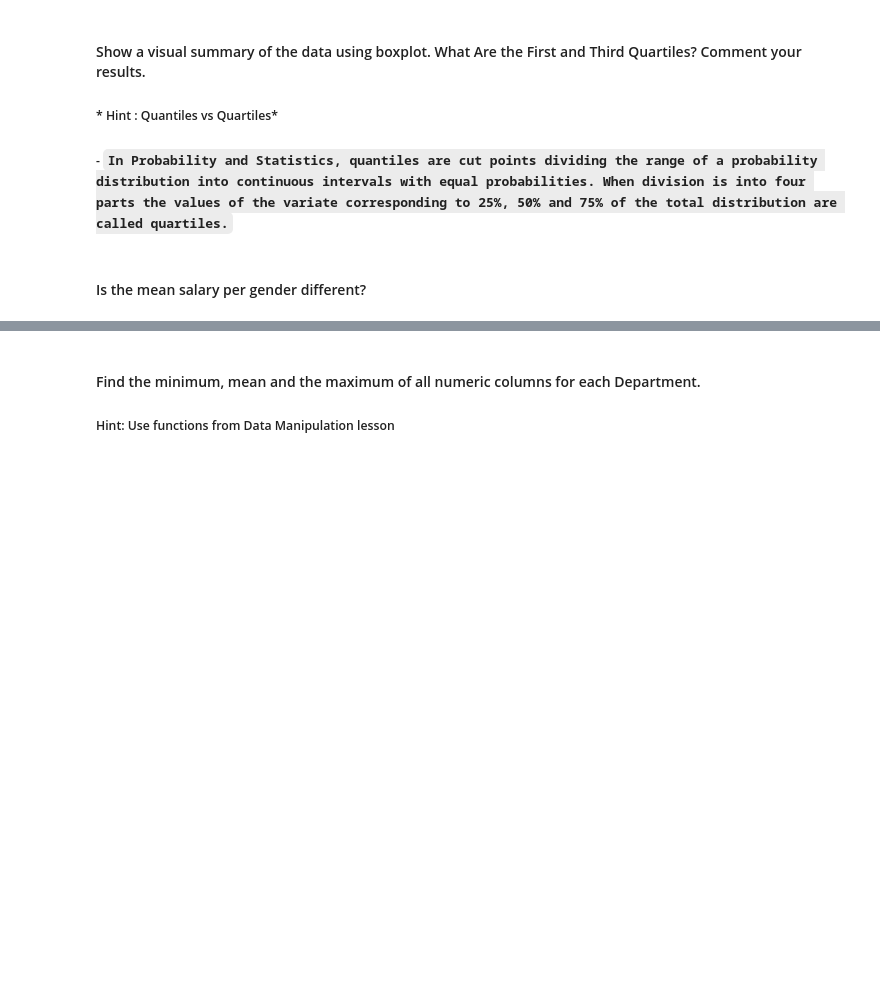
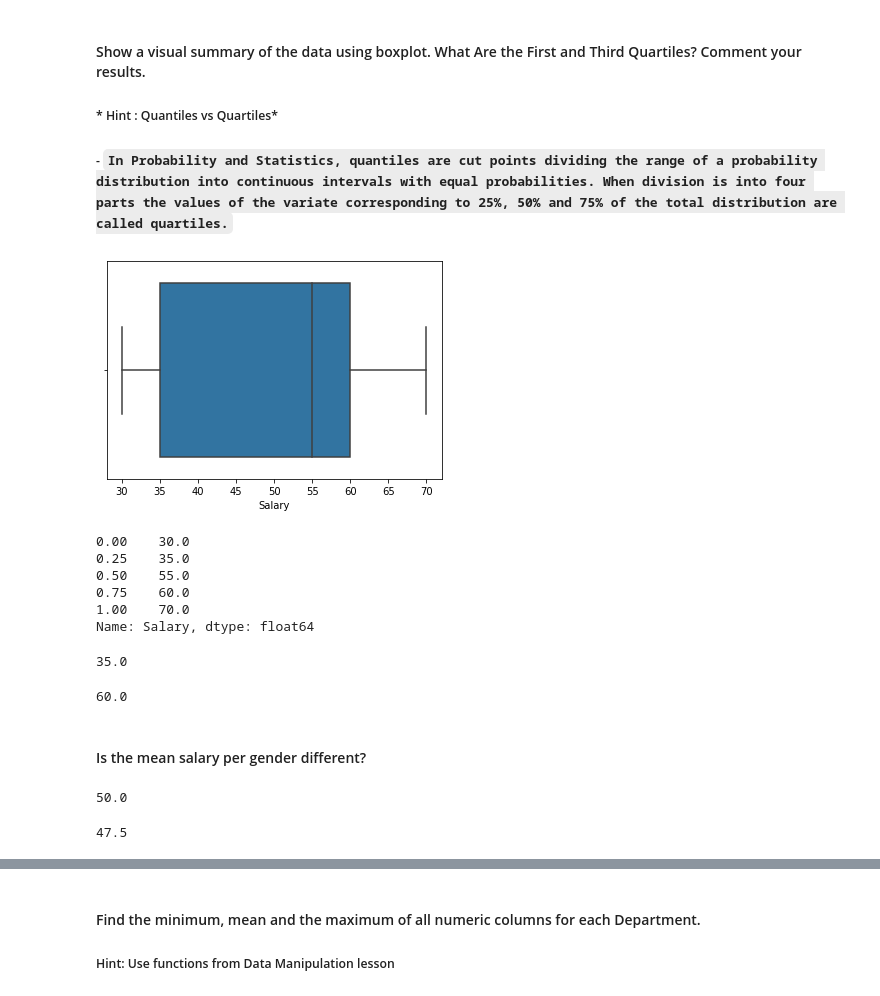
Before and after one commit to XabierArrieta/lab-subsetting-and-descriptive-stats, a Jupyter notebook: your-code/main.ipynb, the cells around one changed output, grey strips where cells are left out. Cells and saved outputs as stored; diff of their text form; code cells hidden in the pictures; blank space fills up the shorter version.

```diff
--- a/your-code/main.ipynb
+++ b/your-code/main.ipynb
@@ -119,9 +320,29 @@
 ##### - `In Probability and Statistics, quantiles are cut points dividing the range of a probability distribution into continuous intervals with equal probabilities. When division is into four parts the values of the variate corresponding to 25%, 50% and 75% of the total distribution are called quartiles.`
 # %%
 # draw boxplot here
+sns.boxplot(x="Salary",
+            data=employee)
+plt.show()
+# %% [output]
+[figure, added]
+# %%
+employee.Salary.quantile(np.arange(0, 1.25, 0.25))
+# %% [output]
+0.00    30.0
+0.25    35.0
+0.50    55.0
+0.75    60.0
+1.00    70.0
+Name: Salary, dtype: float64
 # %%
 # print first quartile here
+employee.Salary.quantile(0.25)
+# %% [output]
+35.0
 # %%
 # print third quartile here
+employee.Salary.quantile(0.75)
+# %% [output]
+60.0
 # %% [markdown]
 #### Is the mean salary per gender different?
@@ -129,0 +349,12 @@
+# %%
+# Male
+m_sa = employee[employee['Gender'] == "M"]["Salary"].mean()
+m_sa
+# %% [output]
+50.0
+# %%
+#Female
+f_sa = employee[employee['Gender'] == "F"]["Salary"].mean()
+f_sa
+# %% [output]
+47.5
```
Also changed, not shown: parts of 63 cells of this notebook, 1 other file.
